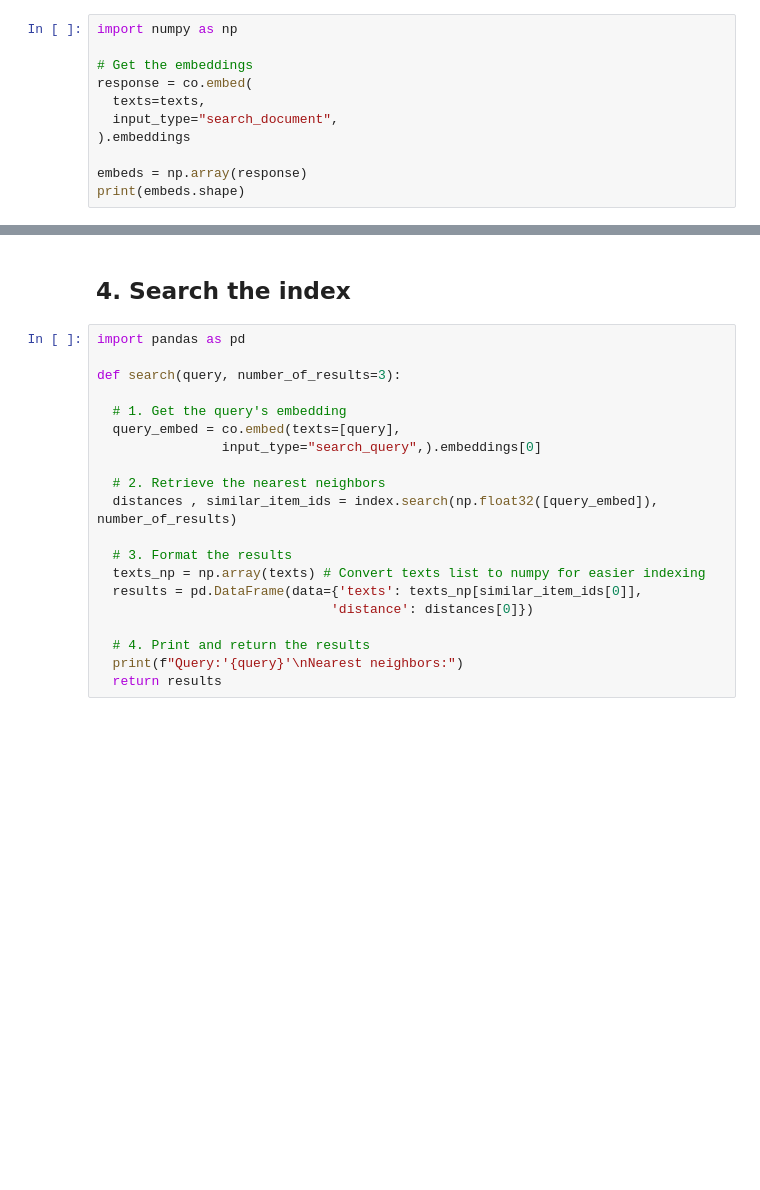
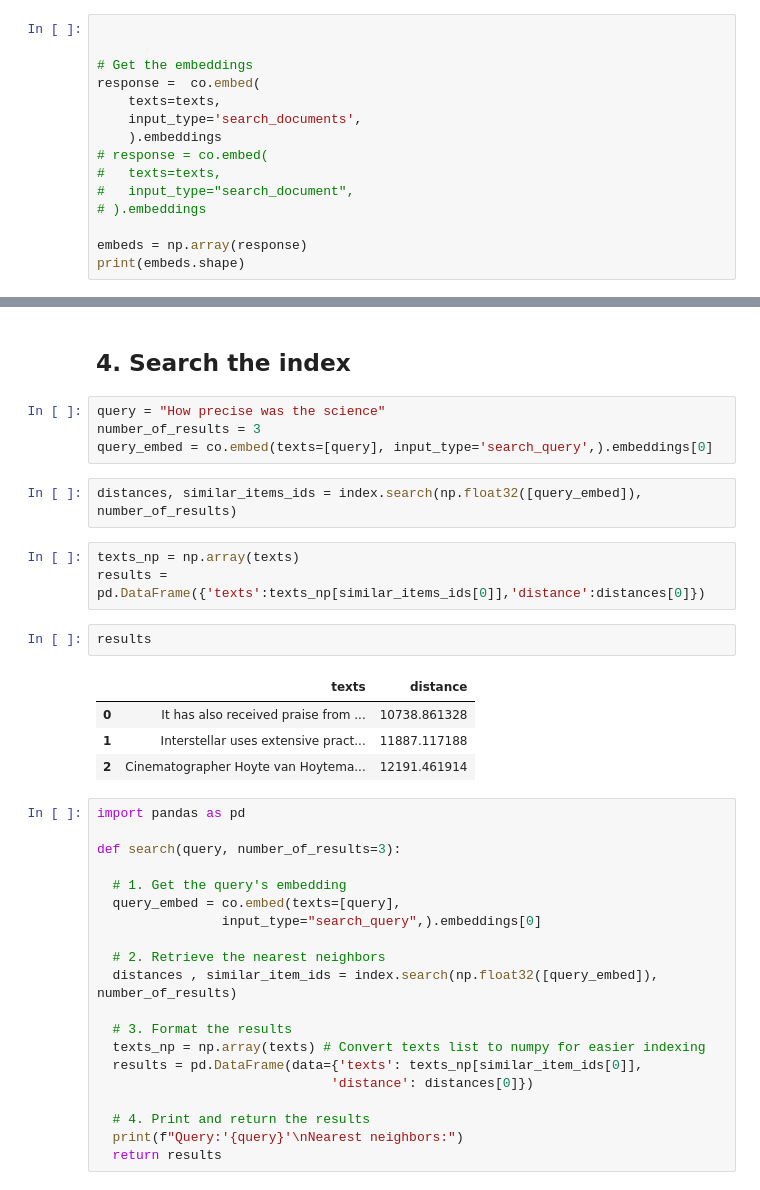
Before and after one commit to singhmanish979/Andrew-ng-deep-learning-course, a Jupyter notebook: chapter08/Chapter 8 - Semantic Search.ipynb, the cells around one changed output, grey strips where cells are left out. Cells and saved outputs as stored; diff of their text form; blank space fills up the shorter version.

```diff
--- a/chapter08/Chapter 8 - Semantic Search.ipynb
+++ b/chapter08/Chapter 8 - Semantic Search.ipynb
@@ -68,11 +81,15 @@ texts = [t.strip(' \n') for t in texts]
 # %%
-import numpy as np
+
 
 # Get the embeddings
-response = co.embed(
-  texts=texts,
-  input_type="search_document",
-).embeddings
+response =  co.embed(
+    texts=texts,
+    input_type='search_documents',
+    ).embeddings
+# response = co.embed(
+#   texts=texts,
+#   input_type="search_document",
+# ).embeddings
 
 embeds = np.array(response)
 print(embeds.shape)
@@ -88,6 +105,22 @@ index = faiss.IndexFlatL2(dim)
 index.add(np.float32(embeds))
 # %% [markdown]
 ## 4. Search the index
+# %%
+query = "How precise was the science"
+number_of_results = 3
+query_embed = co.embed(texts=[query], input_type='search_query',).embeddings[0]
+# %%
+distances, similar_items_ids = index.search(np.float32([query_embed]), number_of_results)
+# %%
+texts_np = np.array(texts)
+results = pd.DataFrame({'texts':texts_np[similar_items_ids[0]],'distance':distances[0]})
+# %%
+results
+# %% [output]
+|  | texts | distance |
+| 0 | It has also received praise from ... | 10738.861328 |
+| 1 | Interstellar uses extensive pract... | 11887.117188 |
+| 2 | Cinematographer Hoyte van Hoytema... | 12191.461914 |
 # %%
 import pandas as pd
 
```
Also changed, not shown: parts of 8 cells of this notebook.
